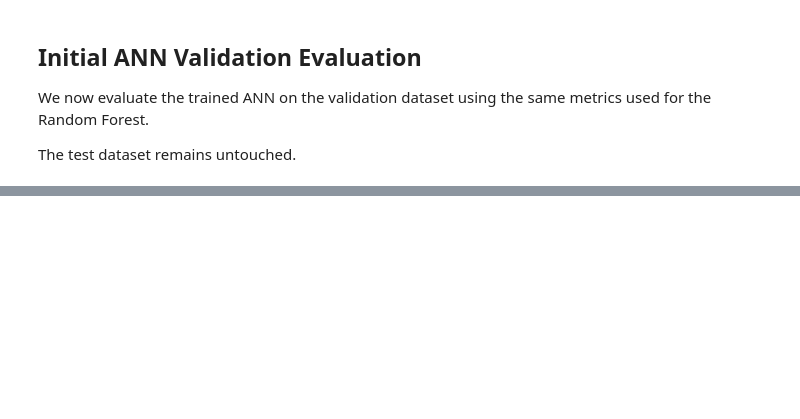
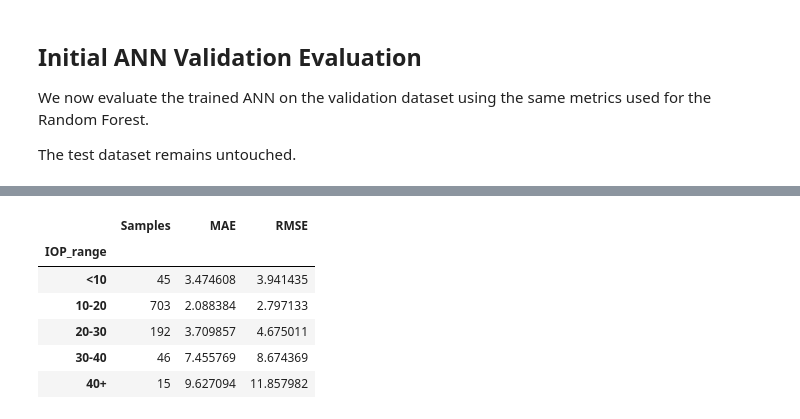
Before and after one commit to abhay04now/Icare-ML, a Jupyter notebook: notebooks/02_ann.ipynb, the cells around one changed output, grey strips where cells are left out. Saved outputs shown, nothing was run; the diff lists cells and outputs as text; code cells hidden in the pictures; blank space fills up the shorter version.

```diff
--- a/notebooks/02_ann.ipynb
+++ b/notebooks/02_ann.ipynb
@@ -343,0 +688,53 @@ R²:   0.675
+# %%
+best_ann.eval()
+
+with torch.no_grad():
+    ann_predictions = best_ann(
+        X_validation_tensor.to(device)
+    )
+
+ann_predictions = (
+    ann_predictions
+    .cpu()
+    .numpy()
+    .flatten()
+)
+# %%
+validation_analysis = validation.copy()
+
+validation_analysis["prediction"] = ann_predictions
+
+validation_analysis["error"] = (
+    validation_analysis["applanation_iop"]
+    - validation_analysis["prediction"]
+)
+
+validation_analysis["abs_error"] = (
+    validation_analysis["error"].abs()
+)
+
+validation_analysis["IOP_range"] = pd.cut(
+    validation_analysis["applanation_iop"],
+    bins=[0, 10, 20, 30, 40, np.inf],
+    labels=["<10", "10-20", "20-30", "30-40", "40+"]
+)
+
+range_results = (
+    validation_analysis
+    .groupby("IOP_range", observed=False)
+    .agg(
+        Samples=("abs_error", "count"),
+        MAE=("abs_error", "mean"),
+        RMSE=("error", lambda x: np.sqrt(np.mean(x**2)))
+    )
+)
+
+range_results
+# %% [output]
+|  | Samples | MAE | RMSE |
+| IOP_range |  |  |  |
+| <10 | 45 | 3.474608 | 3.941435 |
+| 10-20 | 703 | 2.088384 | 2.797133 |
+| 20-30 | 192 | 3.709857 | 4.675011 |
+| 30-40 | 46 | 7.455769 | 8.674369 |
+| 40+ | 15 | 9.627094 | 11.857982 |
```
Also changed, not shown: parts of 18 cells of this notebook.
